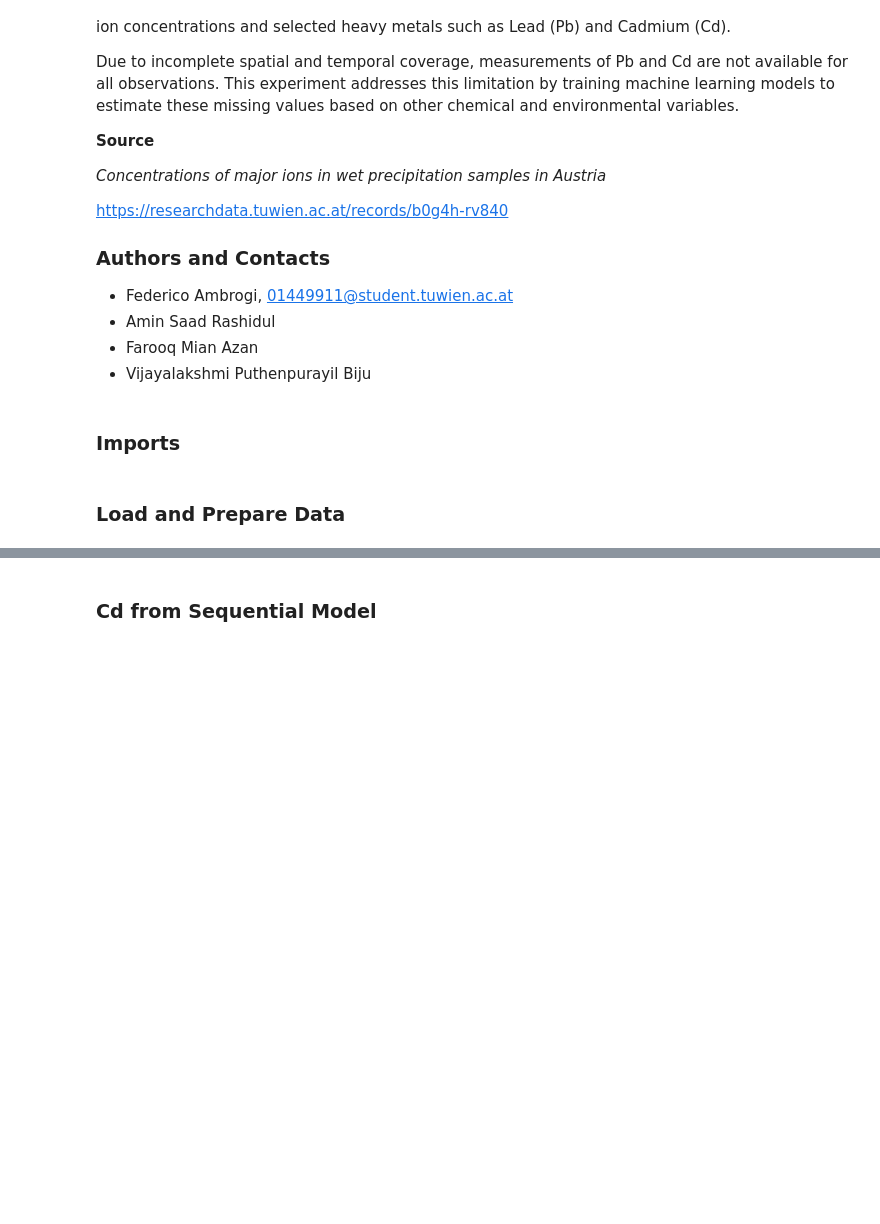
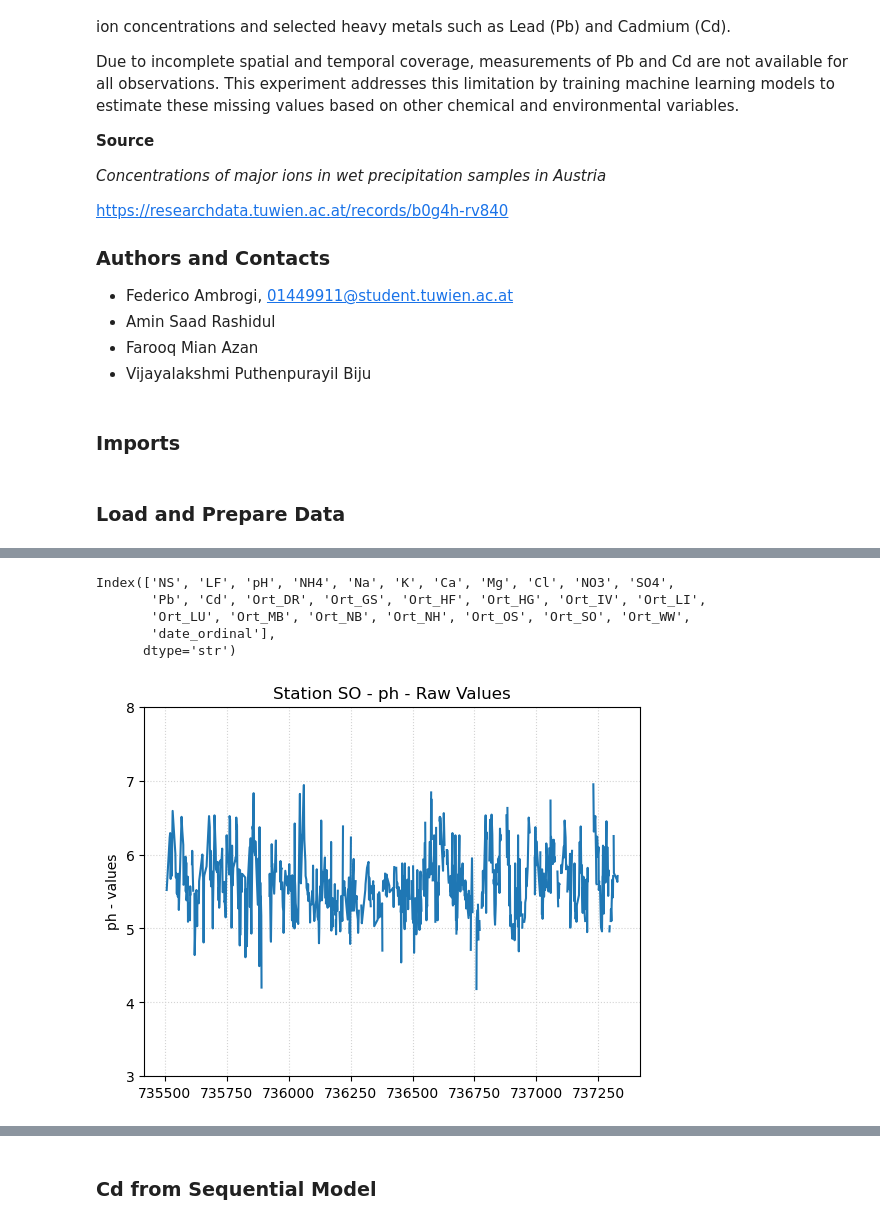
Before and after one commit to fambrogi/DataStewardshipSS2026, a Jupyter notebook: notebooks/predict_heavymetal_precipitation.ipynb, the cells around one changed output, grey strips where cells are left out. Cells and saved outputs as stored; diff of their text form; code cells hidden in the pictures; blank space fills up the shorter version.

```diff
--- a/notebooks/predict_heavymetal_precipitation.ipynb
+++ b/notebooks/predict_heavymetal_precipitation.ipynb
@@ -99,0 +113,22 @@ Loaded CSV data
+# %%
+df.columns
+# %% [output]
+Index(['NS', 'LF', 'pH', 'NH4', 'Na', 'K', 'Ca', 'Mg', 'Cl', 'NO3', 'SO4',
+       'Pb', 'Cd', 'Ort_DR', 'Ort_GS', 'Ort_HF', 'Ort_HG', 'Ort_IV', 'Ort_LI',
+       'Ort_LU', 'Ort_MB', 'Ort_NB', 'Ort_NH', 'Ort_OS', 'Ort_SO', 'Ort_WW',
+       'date_ordinal'],
+      dtype='str')
+# %%
+import matplotlib.pyplot as plt
+
+df_SO = df.loc[df['Ort_SO']==True ]
+# %%
+plt.plot(df_SO.date_ordinal, df_SO.pH)
+plt.ylabel('ph - values')
+ax = plt.gca()
+ax.set_ylim([3, 8])
+plt.grid(ls= ':', color = 'lightgray')
+plt.title('Station SO - ph - Raw Values')
+plt.show()
+# %% [output]
+[figure, added]
```
Also changed, not shown: parts of 15 cells of this notebook.
